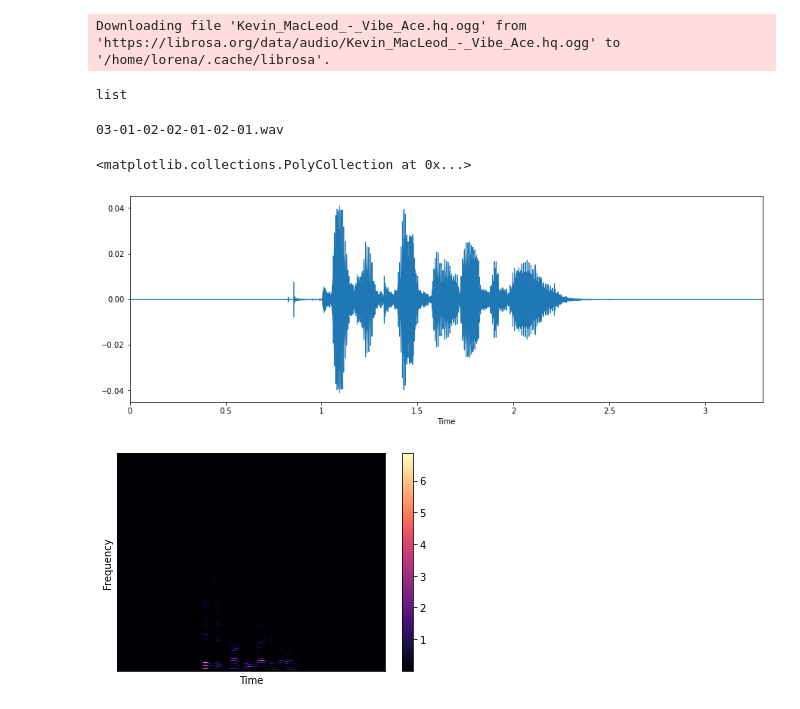
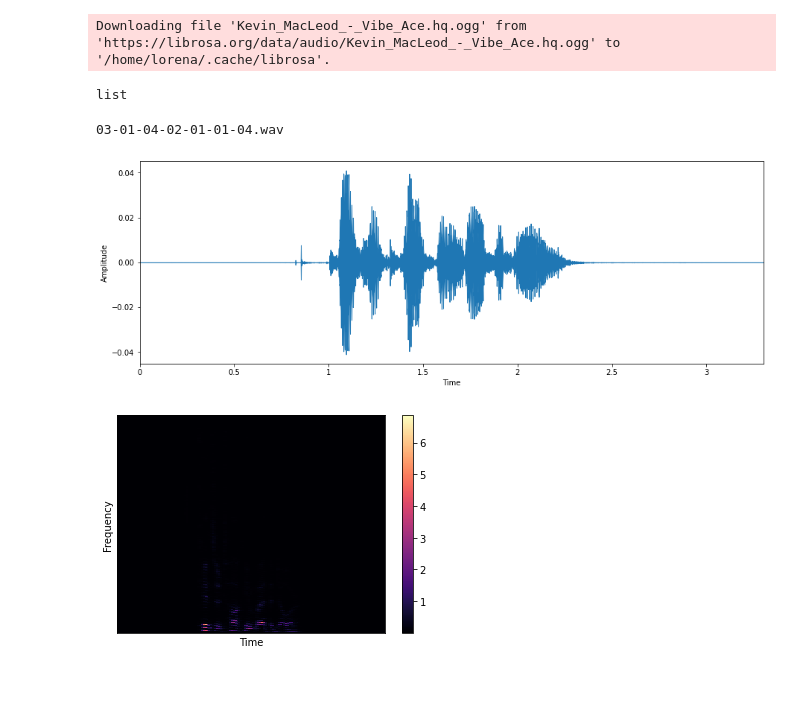
Before and after one commit to lorenanda/speech-emotion-recognition, a Jupyter notebook: preprocessing.ipynb, the cells around one changed output. Cells and saved outputs as stored; diff of their text form; code cells hidden in the pictures; blank space fills up the shorter version.

```diff
--- a/preprocessing.ipynb
+++ b/preprocessing.ipynb
@@ -37,23 +39,26 @@ mylist= os.listdir('/home/lorena/Documents/speech-emotion-recognition/Audio_Spee
-# %%
-type(mylist)
-# %% [output]
-list
+# %%
+PATH = os.listdir('data/')
+type(PATH)
+# %% [output]
+list
 # %%
-print(mylist[0])
+print(PATH[0])
 # %% [output]
-03-01-02-02-01-02-01.wav
+03-01-04-02-01-01-04.wav
 # %%
 # data = sr * T(duration of the recording)
-
-data, sampling_rate = librosa.load('/home/lorena/Documents/speech-emotion-recognition/Audio_Speech_Actors_01-24/Actor_01/03-01-01-01-01-01-01.wav')
+data, sr = librosa.load('data/03-01-01-01-01-01-01.wav')
+import IPython.display as ipd
+ipd.Audio('data/03-01-01-01-01-01-01.wav')
 # %%
+# Plot the waveform of the first recording
+
 plt.figure(figsize=(15, 5))
-librosa.display.waveplot(data, sr=sampling_rate)
-plt.xaxis("Time")
-plt.ylabe("Amplitude")
+librosa.display.waveplot(y=data, sr=sr)
+plt.xlabel("Time")
+plt.ylabel("Amplitude")
 plt.show()
 # %% [output]
-<matplotlib.collections.PolyCollection at 0x...>
-[figure, old version]
+[figure, new version]
 # %%
 # short time fourier transform
```
Also changed, not shown: parts of 12 cells of this notebook.
